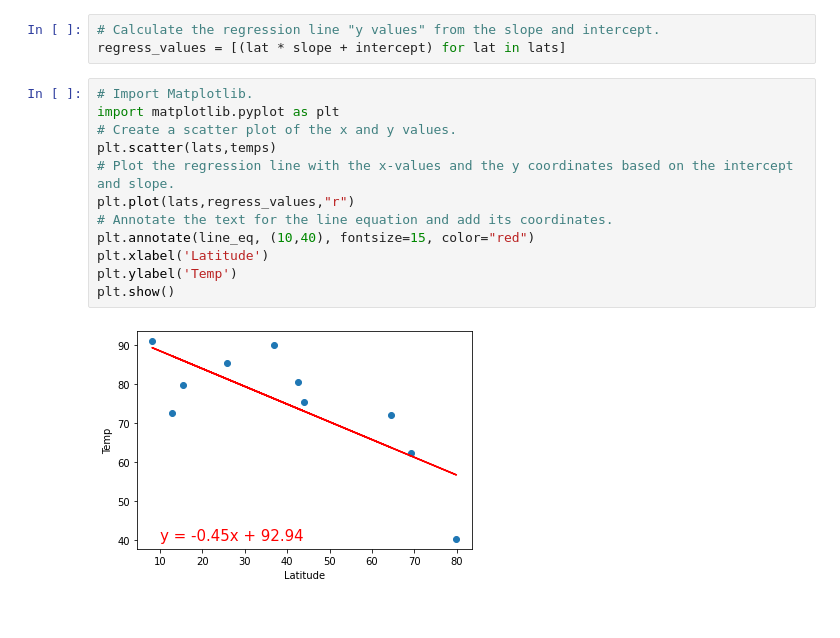
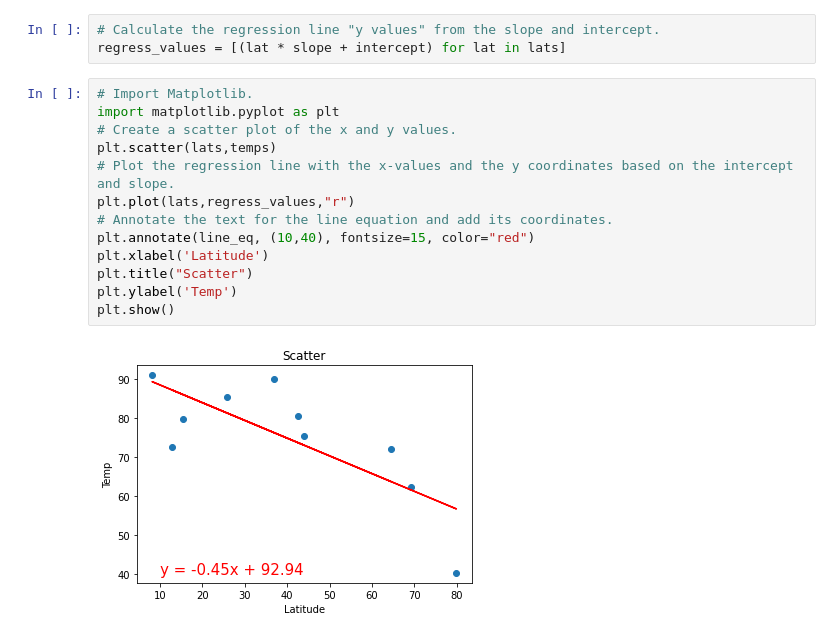
Before and after one commit to coldstrel/Module6, a Jupyter notebook: random_numbers.ipynb, the cells around one changed output. Saved outputs shown, nothing was run; the diff lists cells and outputs as text.

```diff
--- a/random_numbers.ipynb
+++ b/random_numbers.ipynb
@@ -111,14 +111,15 @@ regress_values = [(lat * slope + intercept) for lat in lats]
 # %%
 # Import Matplotlib.
 import matplotlib.pyplot as plt
 # Create a scatter plot of the x and y values.
 plt.scatter(lats,temps)
 # Plot the regression line with the x-values and the y coordinates based on the intercept and slope.
 plt.plot(lats,regress_values,"r")
 # Annotate the text for the line equation and add its coordinates.
 plt.annotate(line_eq, (10,40), fontsize=15, color="red")
 plt.xlabel('Latitude')
+plt.title("Scatter")
 plt.ylabel('Temp')
 plt.show()
 # %% [output]
-[figure, old version]
+[figure, new version]
```
Also changed, not shown: 6 other files.
